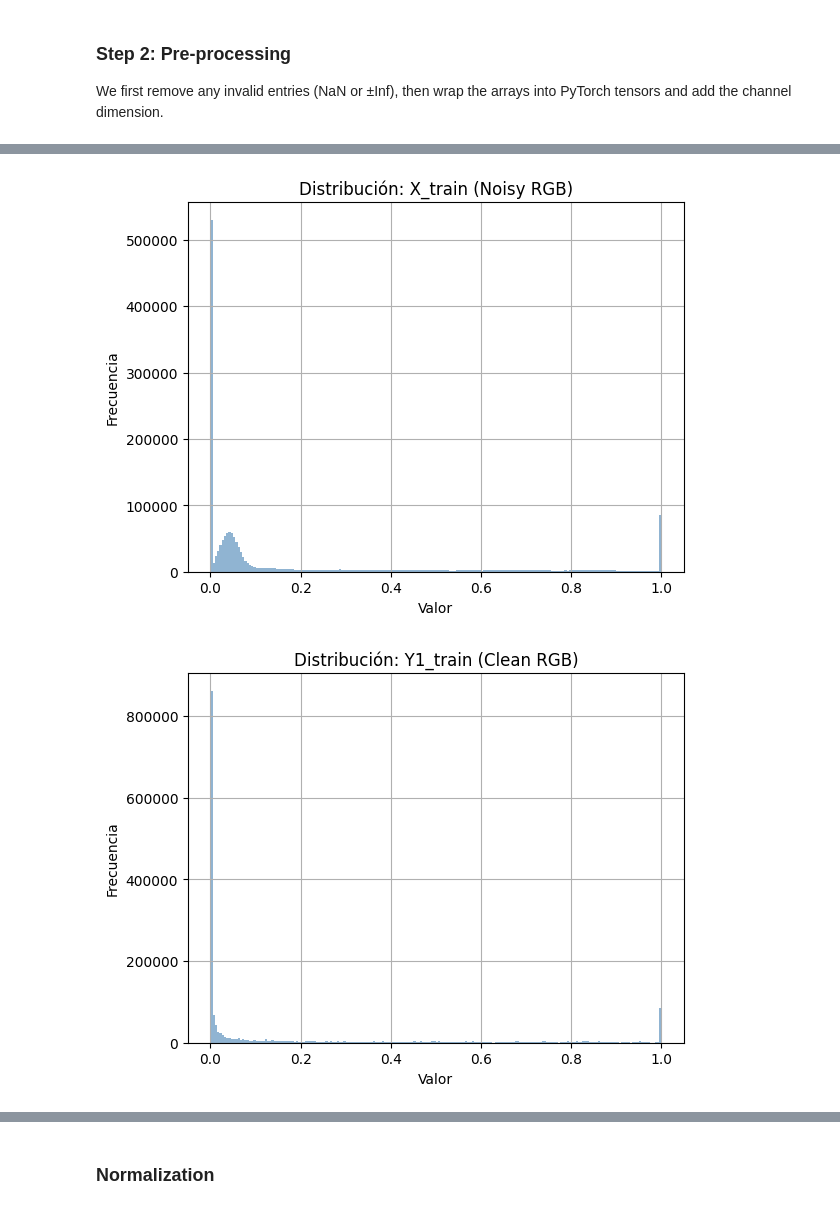
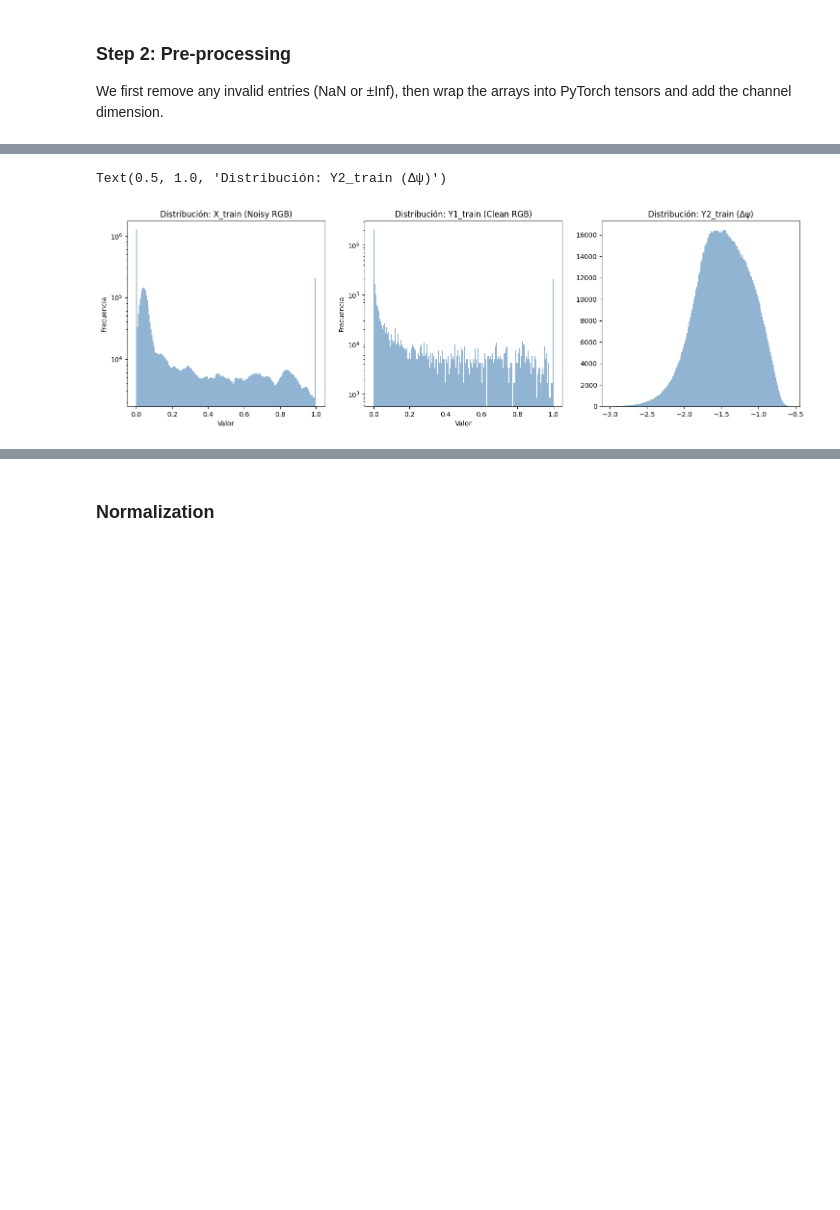
Before and after one commit to JuanDDiosRojas/PhD, a Jupyter notebook: Lenstronomy/VAE_LSST_2.ipynb, the cells around one changed output, grey strips where cells are left out. Cells and saved outputs as stored; diff of their text form; code cells hidden in the pictures; blank space fills up the shorter version.

```diff
--- a/Lenstronomy/VAE_LSST_2.ipynb
+++ b/Lenstronomy/VAE_LSST_2.ipynb
@@ -181,17 +168,33 @@ Percentiles [0.1, 1, 25, 50, 75, 99, 99.9]: [-2.68972808 -2.36647569 -1.72728255
 # %%
 #Histograma de las variables
 def plot_histogram(tensor, title, bins=200):
     t_np = tensor.cpu().numpy().flatten()
     plt.hist(t_np, bins=bins, alpha=0.6, color='steelblue')
     plt.title(title)
     plt.xlabel("Valor")
     plt.ylabel("Frecuencia")
     plt.grid(True)
     plt.show()
 
-plot_histogram(X_train, "Distribución: X_train (Noisy RGB)")
-plot_histogram(Y1_train, "Distribución: Y1_train (Clean RGB)")
-plot_histogram(Y2_train, "Distribución: Y2_train (Δψ)")
+# plot_histogram(X_train, "Distribución: X_train (Noisy RGB)")
+# plot_histogram(Y1_train, "Distribución: Y1_train (Clean RGB)")
+# plot_histogram(Y2_train, "Distribución: Y2_train (Δψ)")
+
+#Ponemos lo anterior en un subplot para los tres histogramas
+fig, axes = plt.subplots(1, 3, figsize=(18, 5))
+axes[0].hist(X_train.cpu().numpy().flatten(), bins=200, alpha=0.6, color='steelblue')
+axes[0].set_title("Distribución: X_train (Noisy RGB)")
+axes[0].set_xlabel("Valor")
+#ponemos escala logarítmica en el eje y
+axes[0].set_yscale('log')
+axes[0].set_ylabel("Frecuencia")
+axes[1].hist(Y1_train.cpu().numpy().flatten(), bins=200, alpha=0.6, color='steelblue')
+axes[1].set_title("Distribución: Y1_train (Clean RGB)")
+axes[1].set_yscale('log')
+axes[1].set_xlabel("Valor")
+axes[1].set_ylabel("Frecuencia")
+axes[2].hist(Y2_train.cpu().numpy().flatten(), bins=200, alpha  = 0.6, color='steelblue')
+axes[2].set_title("Distribución: Y2_train (Δψ)")
 # %% [output]
+Text(0.5, 1.0, 'Distribución: Y2_train (Δψ)')
-[figure, old version]
+[figure, new version]
-[figure, removed]
```
Also changed, not shown: parts of 22 cells of this notebook, 2 other files.
